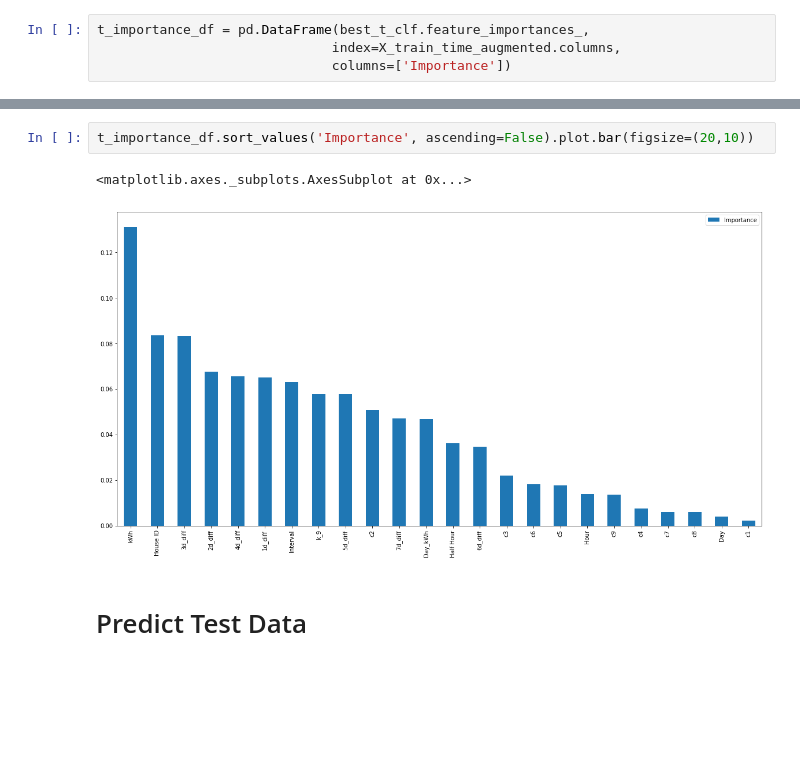
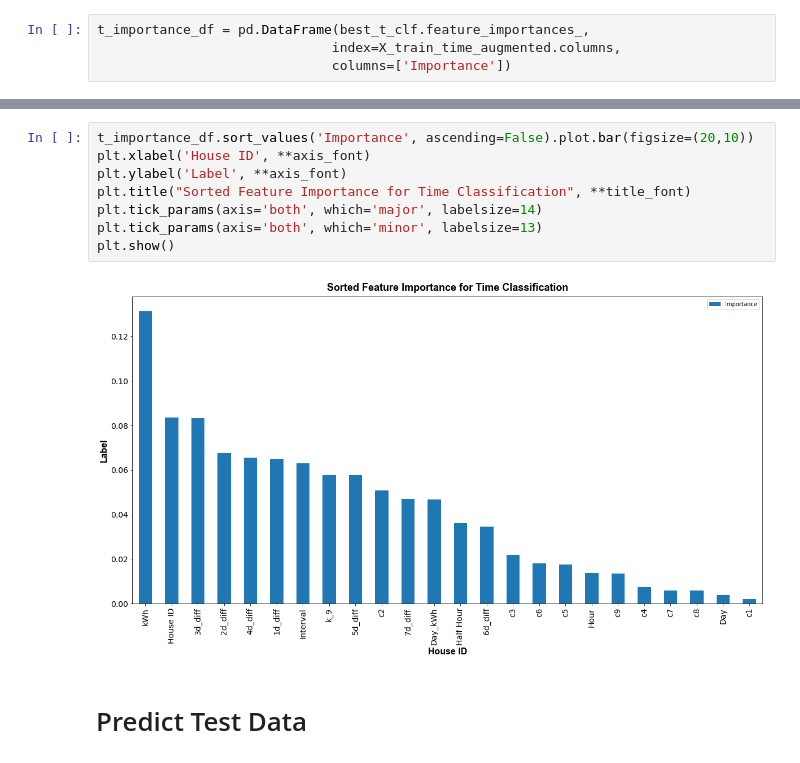
Before and after one commit to torenunez/udacity-mlnd-capstone, a Jupyter notebook: ev_capstone.ipynb, the cells around one changed output, grey strips where cells are left out. Drawn from its saved outputs; the diff is of its cells as text; blank space fills up the shorter version.

```diff
--- a/ev_capstone.ipynb
+++ b/ev_capstone.ipynb
@@ -745,8 +727,13 @@ t_importance_df.sort_values('Importance', ascending=False)
-# %%
-t_importance_df.sort_values('Importance', ascending=False).plot.bar(figsize=(20,10))
-# %% [output]
-<matplotlib.axes._subplots.AxesSubplot at 0x...>
-[figure, removed]
+# %%
+t_importance_df.sort_values('Importance', ascending=False).plot.bar(figsize=(20,10))
+plt.xlabel('House ID', **axis_font)
+plt.ylabel('Label', **axis_font)
+plt.title("Sorted Feature Importance for Time Classification", **title_font)
+plt.tick_params(axis='both', which='major', labelsize=14)
+plt.tick_params(axis='both', which='minor', labelsize=13)
+plt.show()
+# %% [output]
+[figure, added]
 # %% [markdown]
 # Predict Test Data
 # %% [markdown]
```
Also changed, not shown: parts of 11 cells of this notebook, 1 other file.
